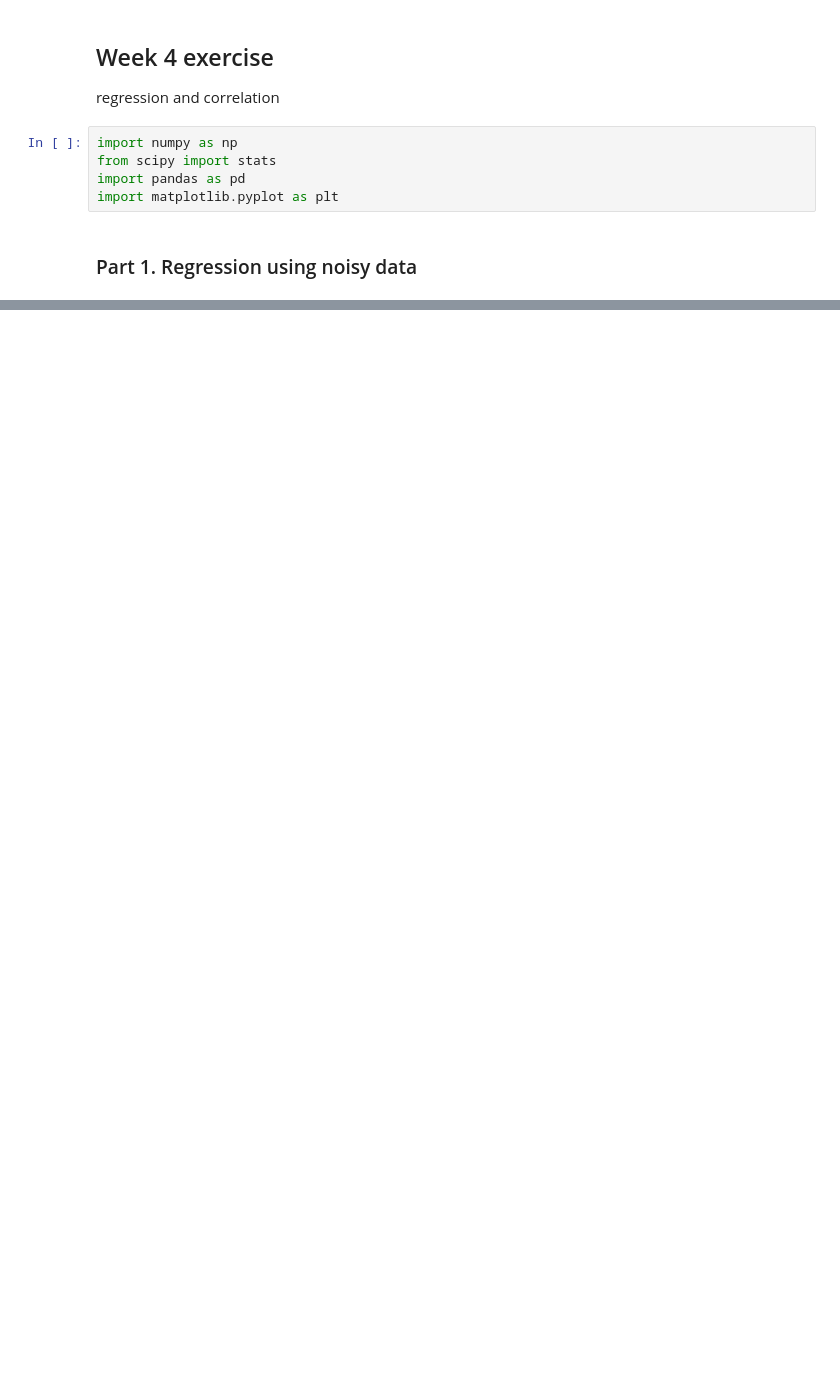
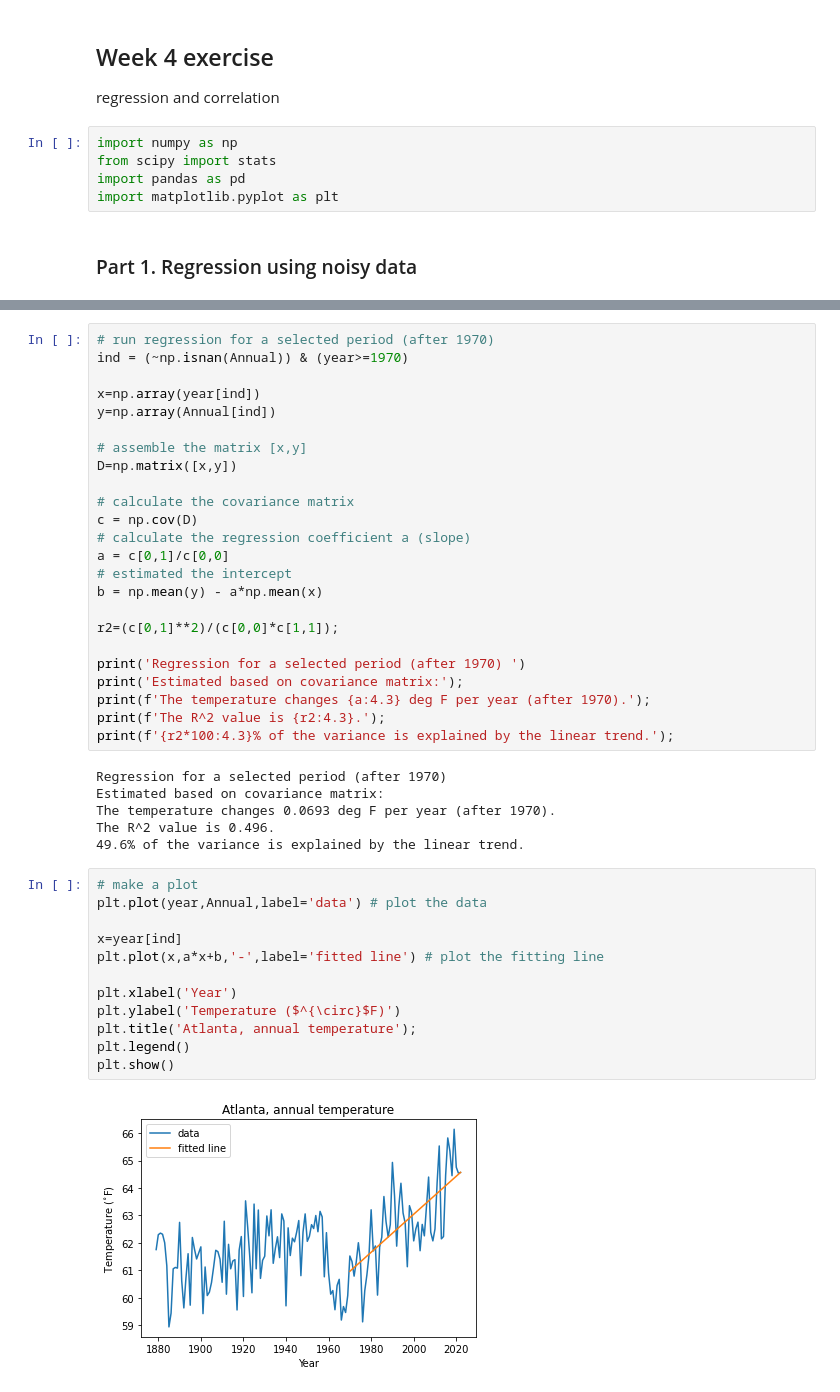
Before and after one commit to pengfeiliu371/EAS2655_S2023, a Jupyter notebook: python/Week4_exercise.ipynb, the cells around one changed output, grey strips where cells are left out. Saved outputs shown, nothing was run; the diff lists cells and outputs as text; blank space fills up the shorter version.

```diff
--- a/python/Week4_exercise.ipynb
+++ b/python/Week4_exercise.ipynb
@@ -52,0 +175,44 @@ plt.show()
+# %%
+# run regression for a selected period (after 1970)
+ind = (~np.isnan(Annual)) & (year>=1970)
+
+x=np.array(year[ind])
+y=np.array(Annual[ind])
+
+# assemble the matrix [x,y]
+D=np.matrix([x,y])
+
+# calculate the covariance matrix
+c = np.cov(D)
+# calculate the regression coefficient a (slope)
+a = c[0,1]/c[0,0]
+# estimated the intercept
+b = np.mean(y) - a*np.mean(x)
+
+r2=(c[0,1]**2)/(c[0,0]*c[1,1]);
+
+print('Regression for a selected period (after 1970) ')
+print('Estimated based on covariance matrix:');
+print(f'The temperature changes {a:4.3} deg F per year (after 1970).');
+print(f'The R^2 value is {r2:4.3}.');
+print(f'{r2*100:4.3}% of the variance is explained by the linear trend.');
+# %% [output]
+Regression for a selected period (after 1970)
+Estimated based on covariance matrix:
+The temperature changes 0.0693 deg F per year (after 1970).
+The R^2 value is 0.496.
+49.6% of the variance is explained by the linear trend.
+# %%
+# make a plot
+plt.plot(year,Annual,label='data') # plot the data
+
+x=year[ind]
+plt.plot(x,a*x+b,'-',label='fitted line') # plot the fitting line
+
+plt.xlabel('Year')
+plt.ylabel('Temperature ($^{\circ}$F)')
+plt.title('Atlanta, annual temperature');
+plt.legend()
+plt.show()
+# %% [output]
+[figure, added]
```
Also changed, not shown: parts of 15 cells of this notebook, 12 other files.
